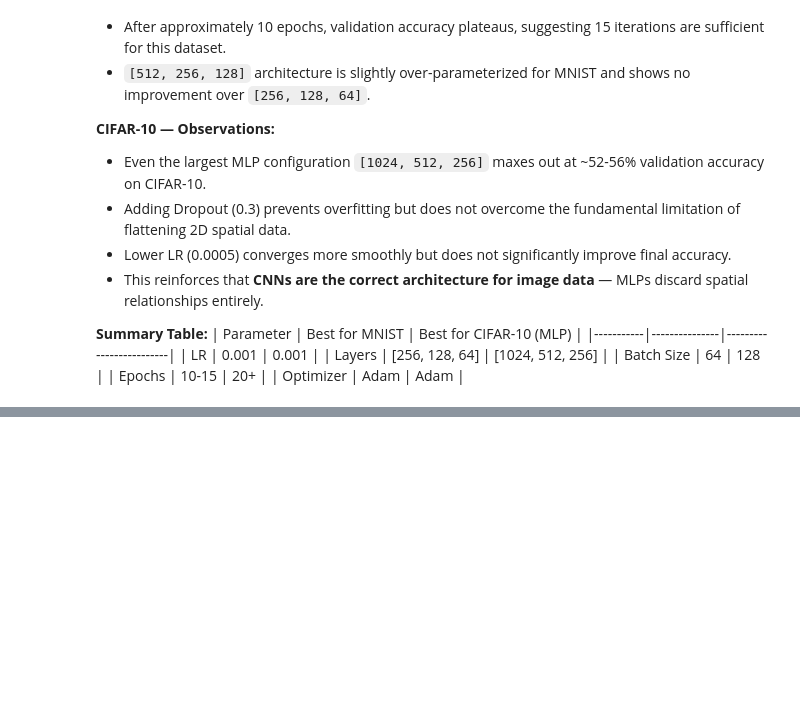
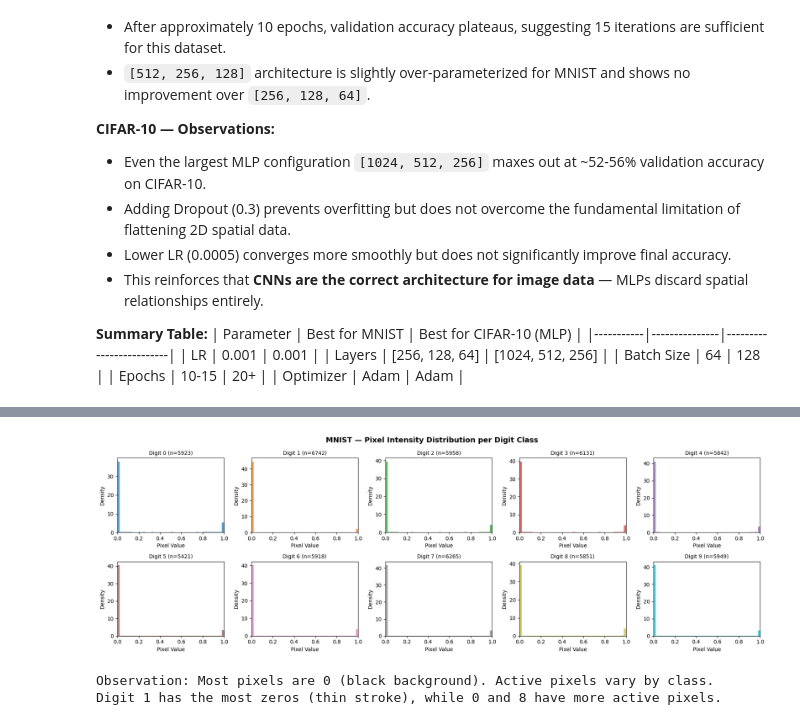
Before and after one commit to srujannayak45/DL-LAB-ASSIGNMENT, a Jupyter notebook: DL_ASSIGNMENT.ipynb, the cells around one changed output, grey strips where cells are left out. Saved outputs shown, nothing was run; the diff lists cells and outputs as text; code cells hidden in the pictures; blank space fills up the shorter version.

```diff
--- a/DL_ASSIGNMENT.ipynb
+++ b/DL_ASSIGNMENT.ipynb
@@ -542,0 +760,26 @@ LR=0.0005 | Layers=[1024, 512, 256] | BS=64                  | Val Acc=0.4677
+# %%
+# ============================================================
+# A.1: PIXEL INTENSITY DISTRIBUTION PER CLASS
+# ============================================================
+
+fig, axes = plt.subplots(2, 5, figsize=(18, 6))
+fig.suptitle("MNIST — Pixel Intensity Distribution per Digit Class", fontsize=14, fontweight="bold")
+
+for digit in range(10):
+    ax = axes[digit // 5, digit % 5]
+    class_imgs = X_m_train[y_m_train == digit]
+    ax.hist(class_imgs.flatten(), bins=50, alpha=0.7, density=True, color=plt.cm.tab10(digit))
+    ax.set_title(f"Digit {digit} (n={len(class_imgs)})", fontsize=10)
+    ax.set_xlabel("Pixel Value")
+    ax.set_ylabel("Density")
+    ax.set_xlim(0, 1)
+
+plt.tight_layout()
+plt.show()
+
+print("Observation: Most pixels are 0 (black background). Active pixels vary by class.")
+print("Digit 1 has the most zeros (thin stroke), while 0 and 8 have more active pixels.")
+# %% [output]
+[figure, added]
+Observation: Most pixels are 0 (black background). Active pixels vary by class.
+Digit 1 has the most zeros (thin stroke), while 0 and 8 have more active pixels.
```
Also changed, not shown: parts of 11 cells of this notebook, 2 other files.
